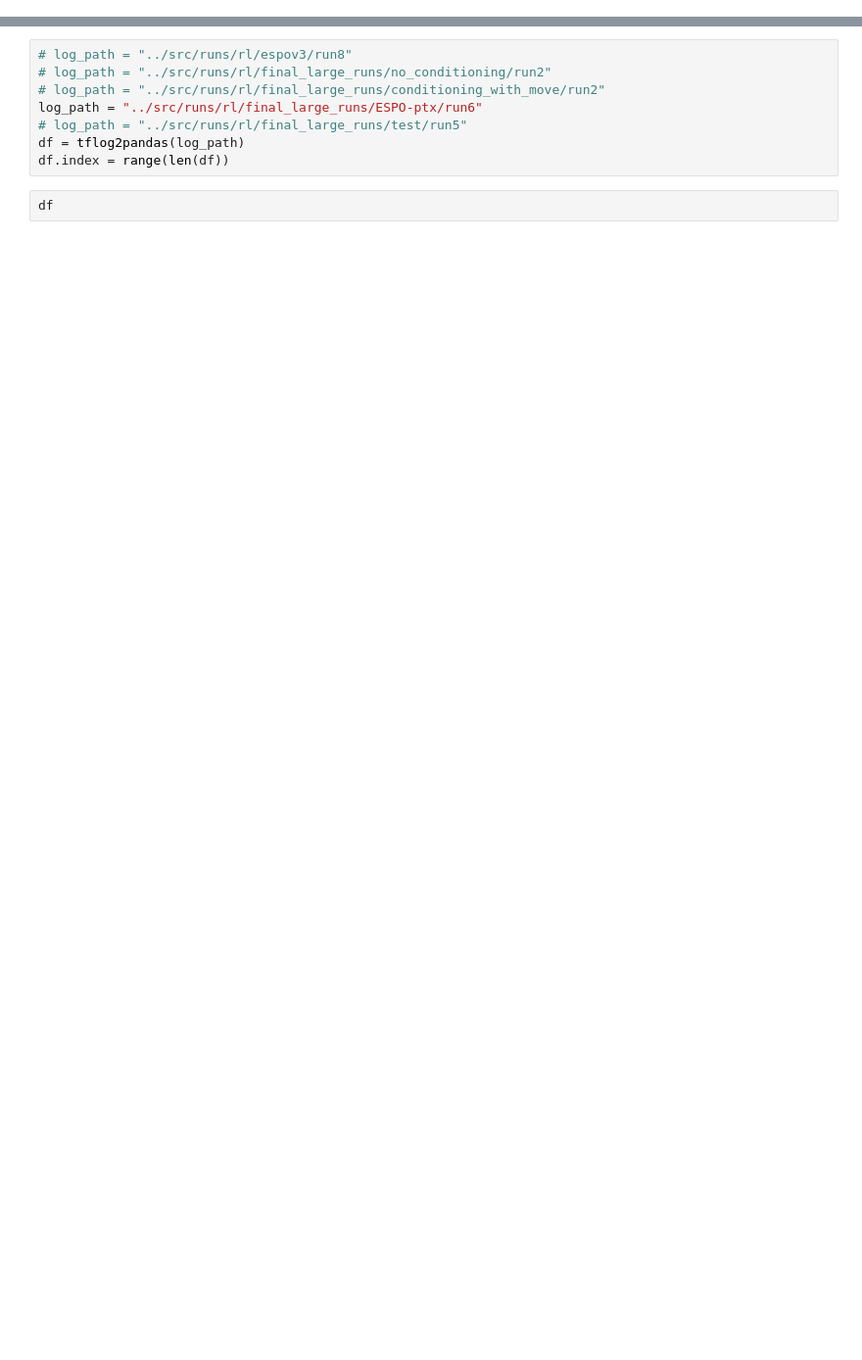
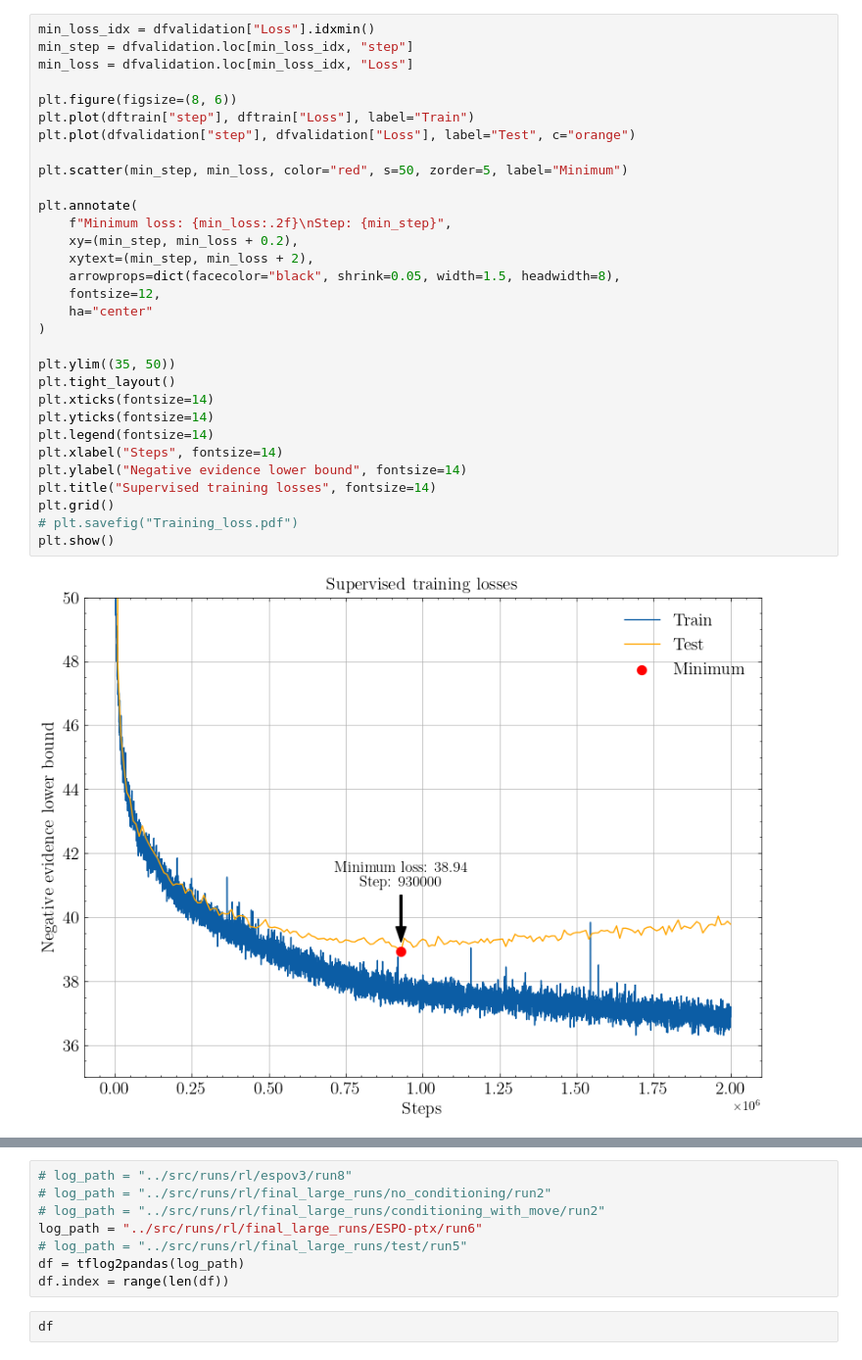
Before and after one commit to naapeli/Generating-open-source-chess-puzzles, a Jupyter notebook: src/plots.ipynb, the cells around one changed output, grey strips where cells are left out. Shown at 98% size. Saved outputs shown, nothing was run; the diff lists cells and outputs as text; blank space fills up the shorter version.

```diff
--- a/src/plots.ipynb
+++ b/src/plots.ipynb
@@ -26,0 +49,33 @@ def tflog2pandas(path):
+# %%
+min_loss_idx = dfvalidation["Loss"].idxmin()
+min_step = dfvalidation.loc[min_loss_idx, "step"]
+min_loss = dfvalidation.loc[min_loss_idx, "Loss"]
+
+plt.figure(figsize=(8, 6))
+plt.plot(dftrain["step"], dftrain["Loss"], label="Train")
+plt.plot(dfvalidation["step"], dfvalidation["Loss"], label="Test", c="orange")
+
+plt.scatter(min_step, min_loss, color="red", s=50, zorder=5, label="Minimum")
+
+plt.annotate(
+    f"Minimum loss: {min_loss:.2f}\nStep: {min_step}",
+    xy=(min_step, min_loss + 0.2),
+    xytext=(min_step, min_loss + 2),
+    arrowprops=dict(facecolor="black", shrink=0.05, width=1.5, headwidth=8),
+    fontsize=12,
+    ha="center"
+)
+
+plt.ylim((35, 50))
+plt.tight_layout()
+plt.xticks(fontsize=14)
+plt.yticks(fontsize=14)
+plt.legend(fontsize=14)
+plt.xlabel("Steps", fontsize=14)
+plt.ylabel("Negative evidence lower bound", fontsize=14)
+plt.title("Supervised training losses", fontsize=14)
+plt.grid()
+# plt.savefig("Training_loss.pdf")
+plt.show()
+# %% [output]
+[figure, added]
```
Also changed, not shown: parts of 8 cells of this notebook, 13 other files.
